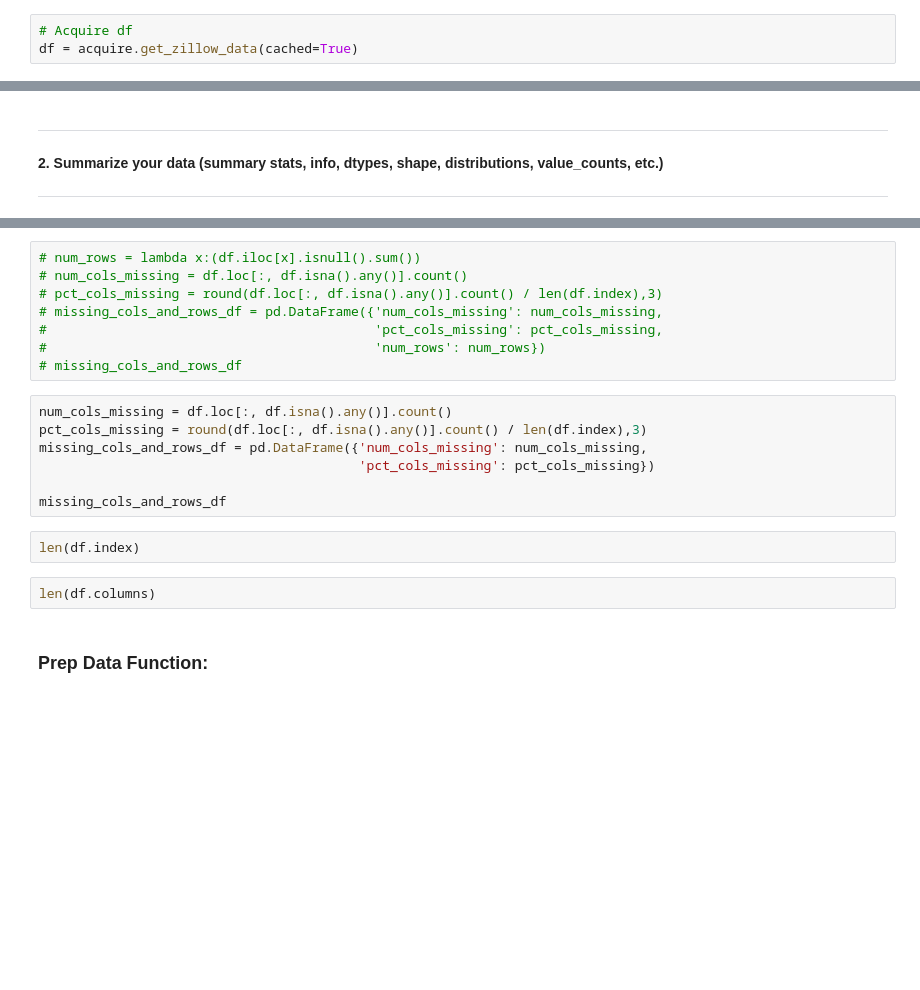
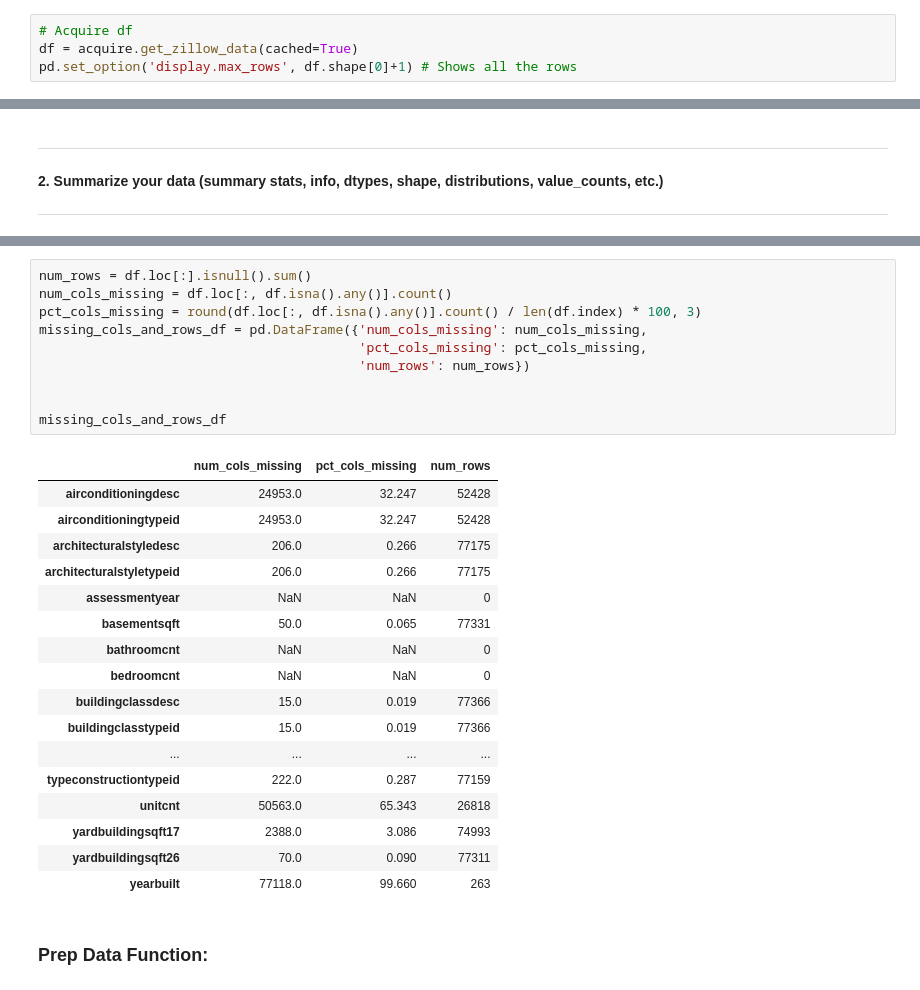
Before and after one commit to CSolitaire/clustering-exercises, a Jupyter notebook: zillow.ipynb, the cells around one changed output, grey strips where cells are left out. Saved outputs shown, nothing was run; the diff lists cells and outputs as text; blank space fills up the shorter version.

```diff
--- a/zillow.ipynb
+++ b/zillow.ipynb
@@ -33,6 +33,7 @@ from sklearn.preprocessing import PolynomialFeatures
 # %%
 # Acquire df
 df = acquire.get_zillow_data(cached=True)
+pd.set_option('display.max_rows', df.shape[0]+1) # Shows all the rows
 # %%
 df.shape
 # %% [output]
@@ -209,22 +261,31 @@ to_frequency_table(df)
 # %%
-# num_rows = lambda x:(df.iloc[x].isnull().sum())
-# num_cols_missing = df.loc[:, df.isna().any()].count()
-# pct_cols_missing = round(df.loc[:, df.isna().any()].count() / len(df.index),3)
-# missing_cols_and_rows_df = pd.DataFrame({'num_cols_missing': num_cols_missing,
-#                                          'pct_cols_missing': pct_cols_missing,
-#                                          'num_rows': num_rows})
-# missing_cols_and_rows_df
+num_rows = df.loc[:].isnull().sum()
+num_cols_missing = df.loc[:, df.isna().any()].count()
+pct_cols_missing = round(df.loc[:, df.isna().any()].count() / len(df.index) * 100, 3)
+missing_cols_and_rows_df = pd.DataFrame({'num_cols_missing': num_cols_missing,
+                                         'pct_cols_missing': pct_cols_missing,
+                                         'num_rows': num_rows})
+
+
+missing_cols_and_rows_df
+# %% [output]
+|  | num_cols_missing | pct_cols_missing | num_rows |
+| airconditioningdesc | 24953.0 | 32.247 | 52428 |
+| airconditioningtypeid | 24953.0 | 32.247 | 52428 |
+| architecturalstyledesc | 206.0 | 0.266 | 77175 |
+| architecturalstyletypeid | 206.0 | 0.266 | 77175 |
+| assessmentyear | NaN | NaN | 0 |
+| basementsqft | 50.0 | 0.065 | 77331 |
+| bathroomcnt | NaN | NaN | 0 |
+| bedroomcnt | NaN | NaN | 0 |
+| buildingclassdesc | 15.0 | 0.019 | 77366 |
+| buildingclasstypeid | 15.0 | 0.019 | 77366 |
+| ... | ... | ... | ... |
+| typeconstructiontypeid | 222.0 | 0.287 | 77159 |
+| unitcnt | 50563.0 | 65.343 | 26818 |
+| yardbuildingsqft17 | 2388.0 | 3.086 | 74993 |
+| yardbuildingsqft26 | 70.0 | 0.090 | 77311 |
+| yearbuilt | 77118.0 | 99.660 | 263 |
-# %%
-num_cols_missing = df.loc[:, df.isna().any()].count()
-pct_cols_missing = round(df.loc[:, df.isna().any()].count() / len(df.index),3)
-missing_cols_and_rows_df = pd.DataFrame({'num_cols_missing': num_cols_missing,
-                                         'pct_cols_missing': pct_cols_missing})
-
-missing_cols_and_rows_df
-# %%
-len(df.index)
-# %%
-len(df.columns)
 # %% [markdown]
 ### Prep Data Function:
 # %%
```
Also changed, not shown: parts of 10 cells of this notebook.
